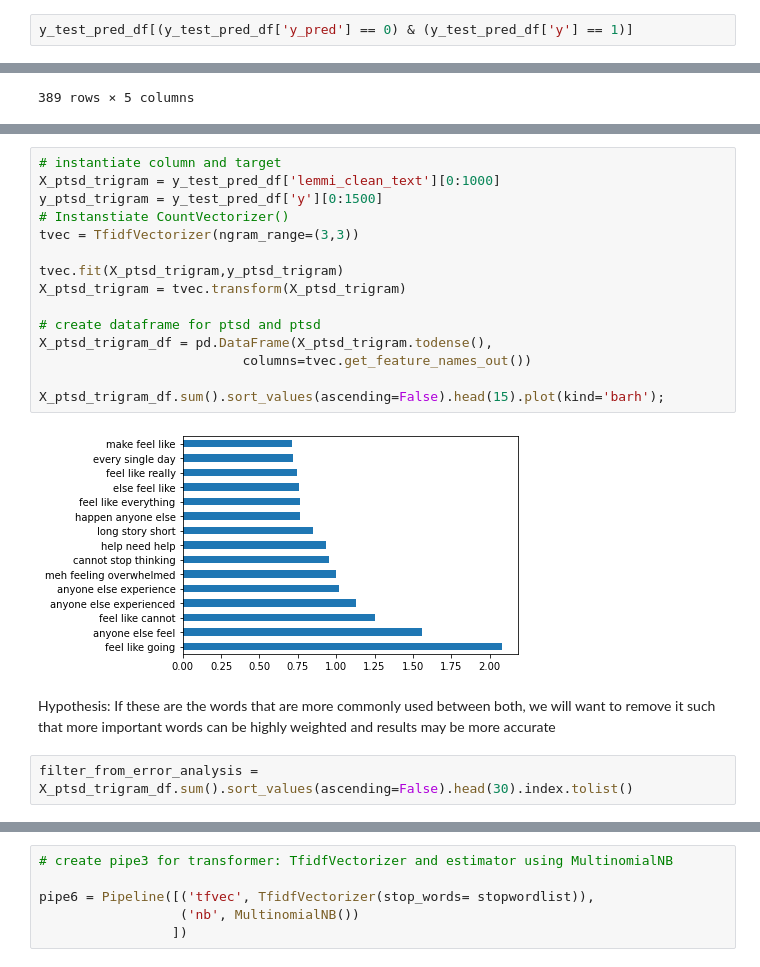
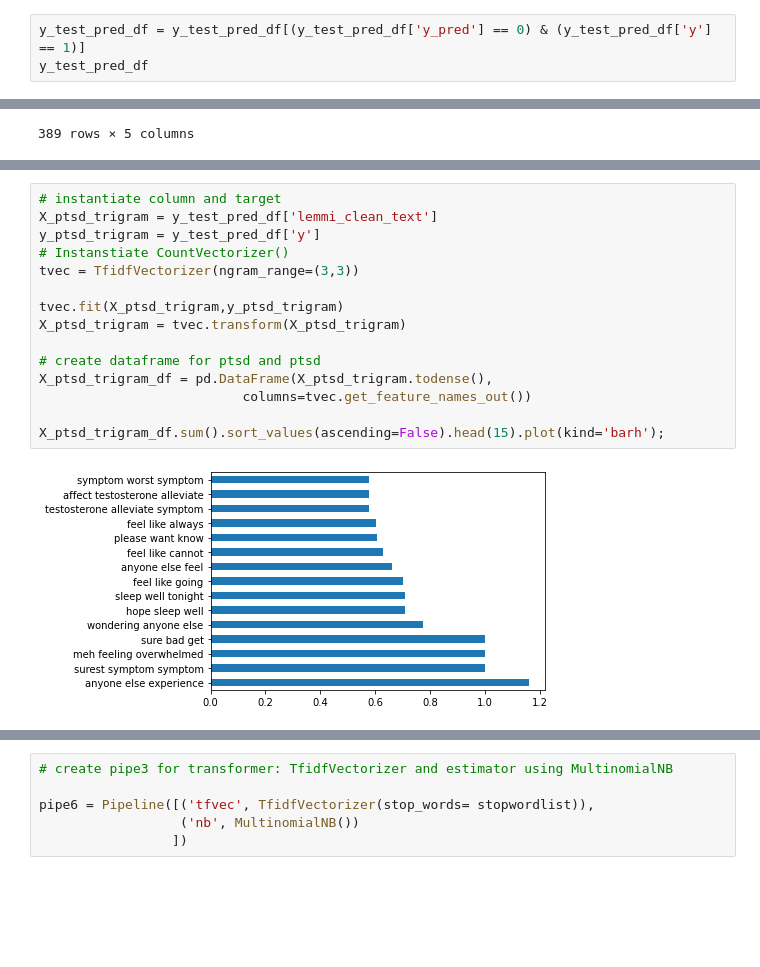
Before and after one commit to msamhz/GA-Lessons, a Jupyter notebook: project_3/Codes/Classification Modelling.ipynb, the cells around one changed output, grey strips where cells are left out. Saved outputs shown, nothing was run; the diff lists cells and outputs as text; blank space fills up the shorter version.

```diff
--- a/project_3/Codes/Classification Modelling.ipynb
+++ b/project_3/Codes/Classification Modelling.ipynb
@@ -749,7 +746,8 @@ y_test_pred_df = y_test_pred_df.merge(df.reset_index(), on = 'index')
 
 y_test_pred_df = y_test_pred_df[['index','y','y_pred','lemmi_clean_text','month']]
 # %%
-y_test_pred_df[(y_test_pred_df['y_pred'] == 0) & (y_test_pred_df['y'] == 1)]
+y_test_pred_df = y_test_pred_df[(y_test_pred_df['y_pred'] == 0) & (y_test_pred_df['y'] == 1)]
+y_test_pred_df
 # %% [output]
 |  | index | y | y_pred | lemmi_clean_text | month |
 | 12 | 1485 | 1 | 0 | recently started training new job... | 10 |
@@ -786,21 +801,17 @@ X_ptsd_df.sum().sort_values(ascending=False).head(20).plot(kind='barh');
 # %%
 # instantiate column and target
-X_ptsd_trigram = y_test_pred_df['lemmi_clean_text'][0:1000]
-y_ptsd_trigram = y_test_pred_df['y'][0:1500]
+X_ptsd_trigram = y_test_pred_df['lemmi_clean_text']
+y_ptsd_trigram = y_test_pred_df['y']
 # Instanstiate CountVectorizer()
 tvec = TfidfVectorizer(ngram_range=(3,3))
 
 tvec.fit(X_ptsd_trigram,y_ptsd_trigram)
 X_ptsd_trigram = tvec.transform(X_ptsd_trigram)
 
 # create dataframe for ptsd and ptsd
 X_ptsd_trigram_df = pd.DataFrame(X_ptsd_trigram.todense(),
                           columns=tvec.get_feature_names_out())
 
 X_ptsd_trigram_df.sum().sort_values(ascending=False).head(15).plot(kind='barh');
 # %% [output]
-[figure, old version]
+[figure, new version]
-# %% [markdown]
-Hypothesis: If these are the words that are more commonly used between both, we will want to remove it such that more important words can be highly weighted and results may be more accurate
-# %%
-filter_from_error_analysis = X_ptsd_trigram_df.sum().sort_values(ascending=False).head(30).index.tolist()
```
Also changed, not shown: parts of 23 cells of this notebook.
